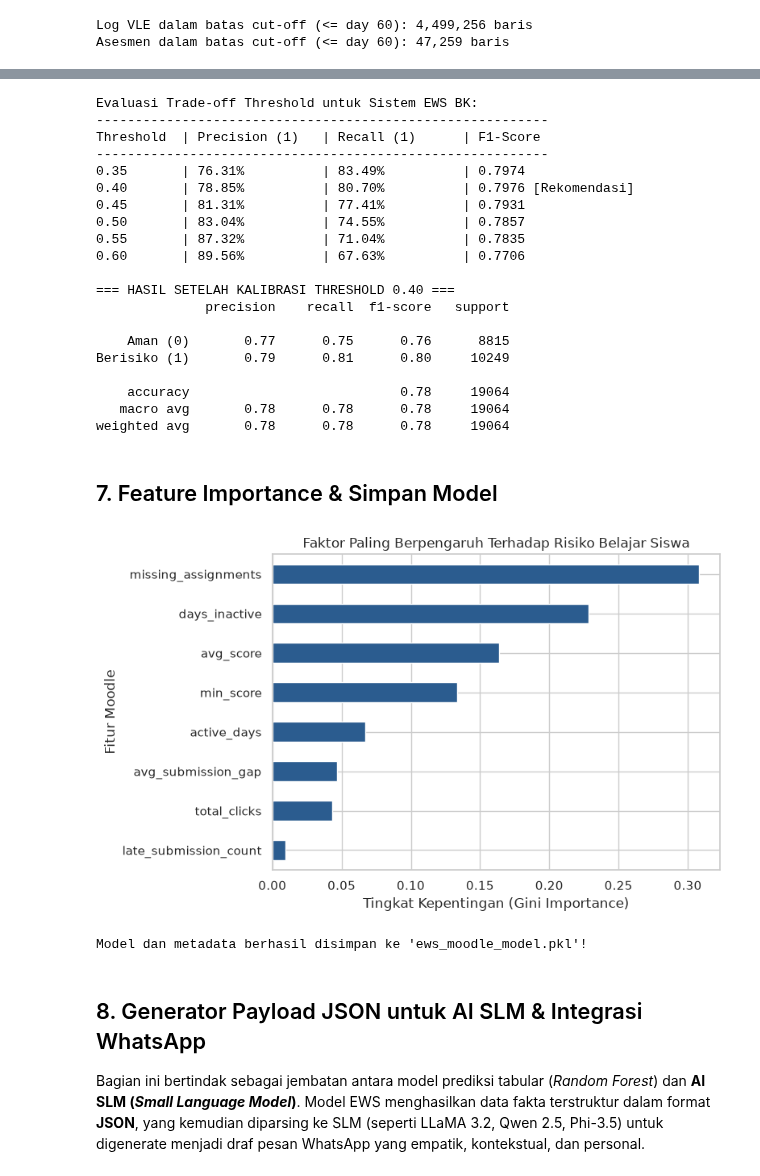
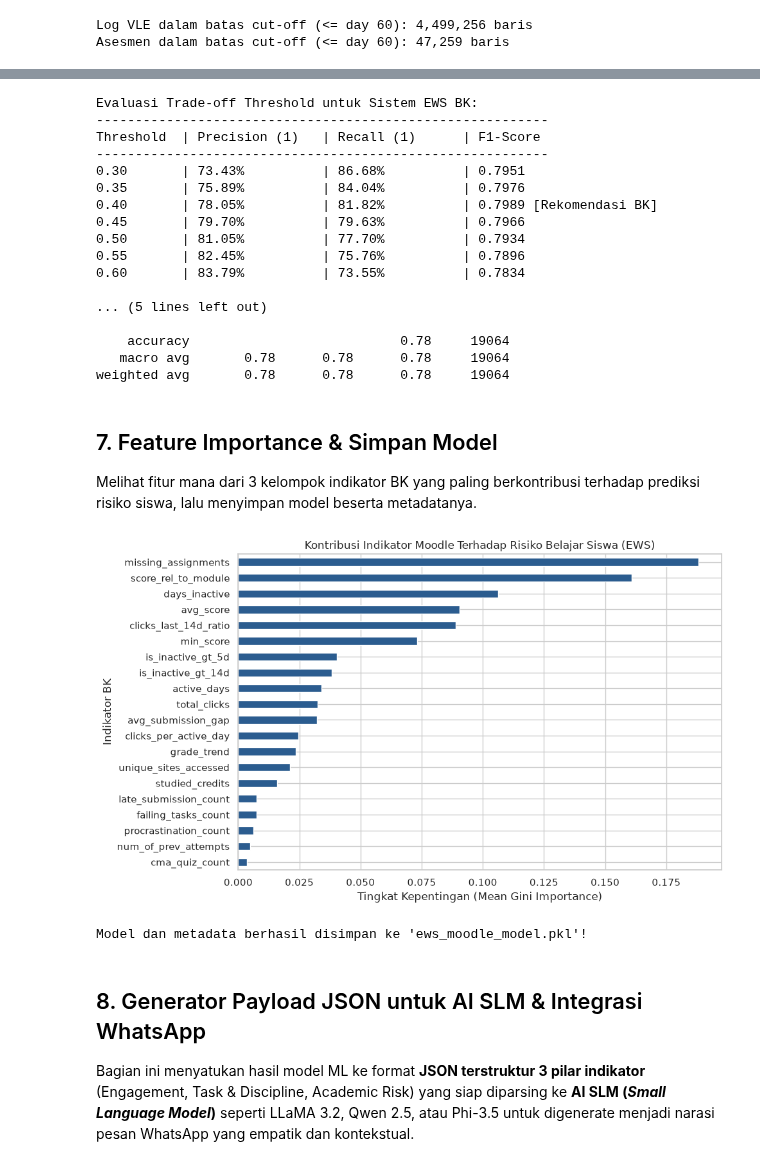
Before and after one commit to RuneSong-ctrl/Model-BK-Ews, a Jupyter notebook: model_ews.ipynb, the cells around one changed output, grey strips where cells are left out. Saved outputs shown, nothing was run; the diff lists cells and outputs as text; code cells hidden in the pictures.

```diff
--- a/model_ews.ipynb
+++ b/model_ews.ipynb
@@ -163,0 +239,21 @@ Model Random Forest berhasil dilatih pada kohor 2013!
+# %%
+skf = StratifiedKFold(n_splits=5, shuffle=True, random_state=42)
+
+base_rf = RandomForestClassifier(
+    n_estimators=200,
+    max_depth=10,
+    min_samples_leaf=5,
+    min_samples_split=10,
+    class_weight='balanced',
+    random_state=42,
+    n_jobs=-1
+)
+
+# 1. Evaluasi 5-Fold Cross Validation pada Kohor Latih 2013
+cv_scores = cross_val_score(base_rf, X_train, y_train, cv=skf, scoring='roc_auc', n_jobs=-1)
+print(f"5-Fold CV ROC-AUC (Kohor 2013): {cv_scores.mean():.4f} (+/- {cv_scores.std():.4f})")
+
+# 2. Kalibrasi Probabilitas Model menggunakan 5-Fold Stratified CV
+calibrated_model = CalibratedClassifierCV(estimator=base_rf, method='sigmoid', cv=skf)
+calibrated_model.fit(X_train, y_train)
+print("Model berhasil dilatih dan dikalibrasi!")
@@ -199,15 +301,13 @@ ROC-AUC Score: 0.8713
 # %%
-from sklearn.metrics import precision_recall_fscore_support
-
 print("Evaluasi Trade-off Threshold untuk Sistem EWS BK:")
 print("-" * 58)
 print(f"{'Threshold':<10} | {'Precision (1)':<15} | {'Recall (1)':<15} | {'F1-Score'}")
 print("-" * 58)
 
-for th in [0.35, 0.40, 0.45, 0.50, 0.55, 0.60]:
+for th in [0.30, 0.35, 0.40, 0.45, 0.50, 0.55, 0.60]:
     yp = (y_prob >= th).astype(int)
     p, r, f, _ = precision_recall_fscore_support(y_test, yp, average=None)
-    flag = " [Rekomendasi]" if th == 0.40 else ""
+    flag = " [Rekomendasi BK]" if th == 0.40 else ""
     print(f"{th:<10.2f} | {p[1]:<15.2%} | {r[1]:<15.2%} | {f[1]:.4f}{flag}")
 
 # Terapkan Threshold Terpilih (0.40)
@@ -220,51 +320,52 @@ Evaluasi Trade-off Threshold untuk Sistem EWS BK:
 ----------------------------------------------------------
 Threshold  | Precision (1)   | Recall (1)      | F1-Score
 ----------------------------------------------------------
-0.35       | 76.31%          | 83.49%          | 0.7974
-0.40       | 78.85%          | 80.70%          | 0.7976 [Rekomendasi]
-0.45       | 81.31%          | 77.41%          | 0.7931
-0.50       | 83.04%          | 74.55%          | 0.7857
-0.55       | 87.32%          | 71.04%          | 0.7835
-0.60       | 89.56%          | 67.63%          | 0.7706
+0.30       | 73.43%          | 86.68%          | 0.7951
+0.35       | 75.89%          | 84.04%          | 0.7976
+0.40       | 78.05%          | 81.82%          | 0.7989 [Rekomendasi BK]
+0.45       | 79.70%          | 79.63%          | 0.7966
+0.50       | 81.05%          | 77.70%          | 0.7934
+0.55       | 82.45%          | 75.76%          | 0.7896
+0.60       | 83.79%          | 73.55%          | 0.7834
 
-=== HASIL SETELAH KALIBRASI THRESHOLD 0.40 ===
-              precision    recall  f1-score   support
-
-    Aman (0)       0.77      0.75      0.76      8815
-Berisiko (1)       0.79      0.81      0.80     10249
+... (5 lines left out)
 
     accuracy                           0.78     19064
    macro avg       0.78      0.78      0.78     19064
 weighted avg       0.78      0.78      0.78     19064
-# %% [markdown]
-## 7. Feature Importance & Simpan Model
+# %% [markdown]
+## 7. Feature Importance & Simpan Model
+Melihat fitur mana dari 3 kelompok indikator BK yang paling berkontribusi terhadap prediksi risiko siswa, lalu menyimpan model beserta metadatanya.
 # %%
-importances = pd.Series(rf_model.feature_importances_, index=feature_cols).sort_values(ascending=True)
+# Ekstraksi rata-rata feature importance dari sub-estimator model kalibrasi
+importances = pd.Series(
+    np.mean([clf.estimator.feature_importances_ for clf in calibrated_model.calibrated_classifiers_], axis=0),
+    index=feature_cols
+).sort_values(ascending=True)
 
-plt.figure(figsize=(8, 5))
+plt.figure(figsize=(10, 6))
 importances.plot(kind='barh', color='#2b5c8f')
-plt.title('Faktor Paling Berpengaruh Terhadap Risiko Belajar Siswa')
-plt.xlabel('Tingkat Kepentingan (Gini Importance)')
-plt.ylabel('Fitur Moodle')
+plt.title('Kontribusi Indikator Moodle Terhadap Risiko Belajar Siswa (EWS)')
+plt.xlabel('Tingkat Kepentingan (Mean Gini Importance)')
+plt.ylabel('Indikator BK')
 plt.tight_layout()
 plt.show()
 
 # Simpan model beserta metadata
 joblib.dump({
-    'model': rf_model,
+    'model': calibrated_model,
     'features': feature_cols,
     'optimal_threshold': OPTIMAL_THRESHOLD,
     'cut_off_day': CUT_OFF_DAY
 }, 'ews_moodle_model.pkl')
 
 print("Model dan metadata berhasil disimpan ke 'ews_moodle_model.pkl'!")
 # %% [output]
-[figure, old version]
+[figure, new version]
 Model dan metadata berhasil disimpan ke 'ews_moodle_model.pkl'!
 # %% [markdown]
 ## 8. Generator Payload JSON untuk AI SLM & Integrasi WhatsApp
-Bagian ini bertindak sebagai jembatan antara model prediksi tabular (*Random Forest*) dan **AI SLM (*Small Language Model*)**.
-Model EWS menghasilkan data fakta terstruktur dalam format **JSON**, yang kemudian diparsing ke SLM (seperti LLaMA 3.2, Qwen 2.5, Phi-3.5) untuk digenerate menjadi draf pesan WhatsApp yang empatik, kontekstual, dan personal.
+Bagian ini menyatukan hasil model ML ke format **JSON terstruktur 3 pilar indikator** (Engagement, Task & Discipline, Academic Risk) yang siap diparsing ke **AI SLM (*Small Language Model*)** seperti LLaMA 3.2, Qwen 2.5, atau Phi-3.5 untuk digenerate menjadi narasi pesan WhatsApp yang empatik dan kontekstual.
 # %%
 import json
 
```
Also changed, not shown: parts of 22 cells of this notebook, 1 other file.
